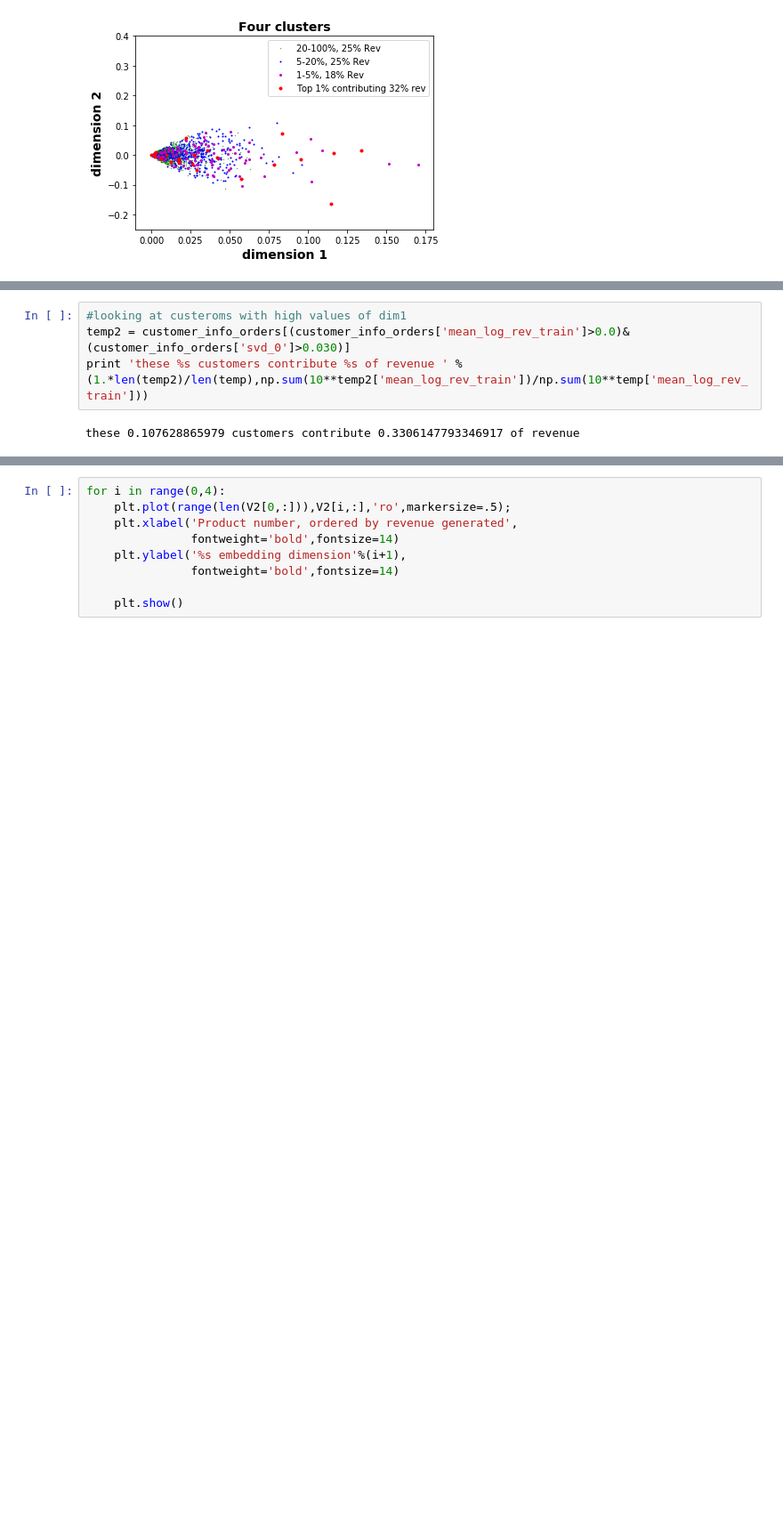
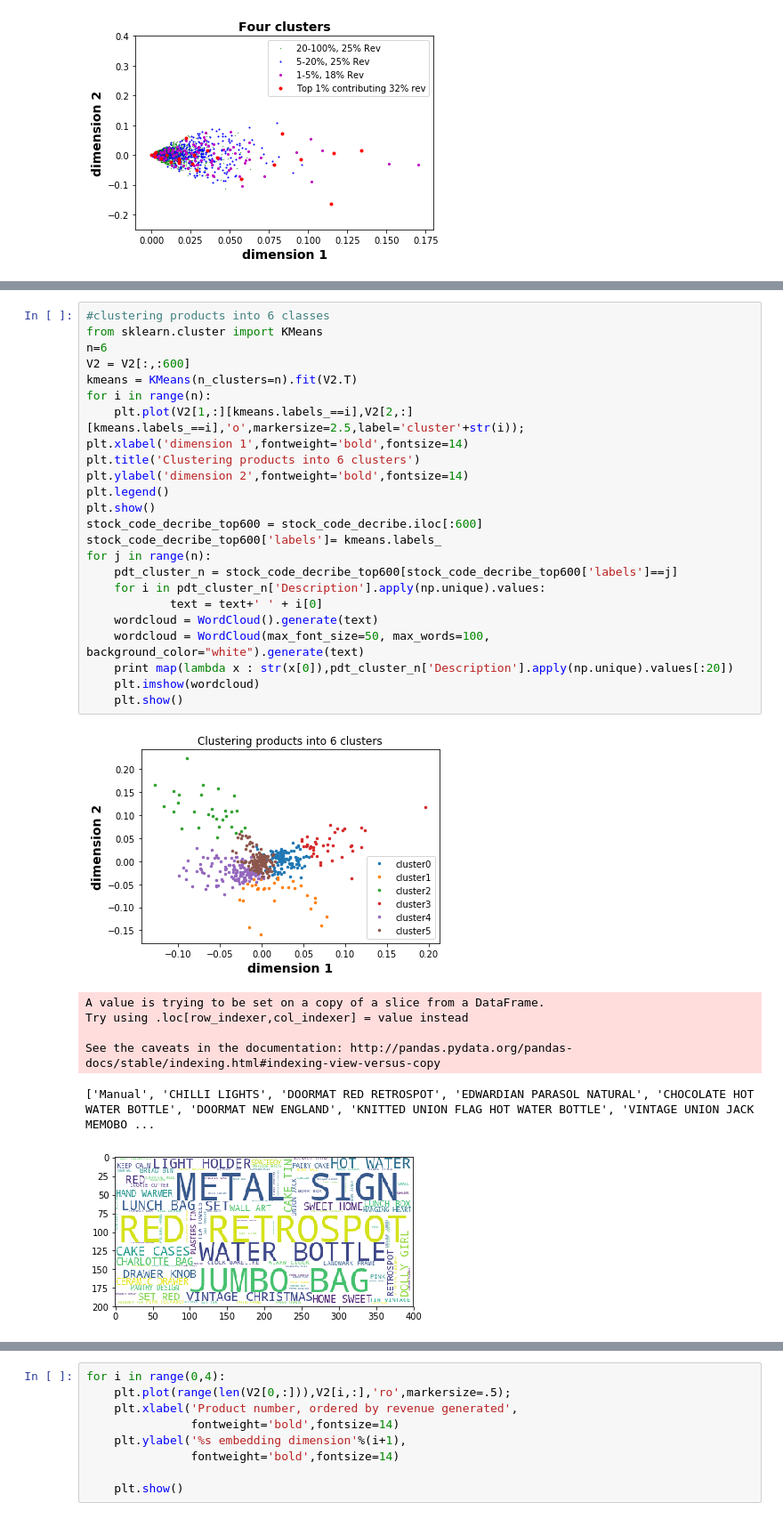
Before and after one commit to leexa90/E-commece-Data-Science, a Jupyter notebook: Untitled_cluster.ipynb, the cells around one changed output, grey strips where cells are left out. Shown at 89% size. Saved outputs shown, nothing was run; the diff lists cells and outputs as text; blank space fills up the shorter version.

```diff
--- a/Untitled_cluster.ipynb
+++ b/Untitled_cluster.ipynb
@@ -670,9 +663,35 @@ V2=V[num]
 
 Customer_embeddings = U2
 Product_embeddings = V2
-# %%
-#looking at custeroms with high values of dim1
-temp2 = customer_info_orders[(customer_info_orders['mean_log_rev_train']>0.0)&(customer_info_orders['svd_0']>0.030)]
-print 'these %s customers contribute %s of revenue ' %(1.*len(temp2)/len(temp),np.sum(10**temp2['mean_log_rev_train'])/np.sum(10**temp['mean_log_rev_train']))
-# %% [output]
-these 0.107628865979 customers contribute 0.3306147793346917 of revenue
+# %%
+#clustering products into 6 classes
+from sklearn.cluster import KMeans
+n=6
+V2 = V2[:,:600]
+kmeans = KMeans(n_clusters=n).fit(V2.T)
+for i in range(n):
+    plt.plot(V2[1,:][kmeans.labels_==i],V2[2,:][kmeans.labels_==i],'o',markersize=2.5,label='cluster'+str(i));
+plt.xlabel('dimension 1',fontweight='bold',fontsize=14)
+plt.title('Clustering products into 6 clusters')
+plt.ylabel('dimension 2',fontweight='bold',fontsize=14)
+plt.legend()
+plt.show()
+stock_code_decribe_top600 = stock_code_decribe.iloc[:600]
+stock_code_decribe_top600['labels']= kmeans.labels_
+for j in range(n):
+    pdt_cluster_n = stock_code_decribe_top600[stock_code_decribe_top600['labels']==j]
+    for i in pdt_cluster_n['Description'].apply(np.unique).values:
+            text = text+' ' + i[0]
+    wordcloud = WordCloud().generate(text)
+    wordcloud = WordCloud(max_font_size=50, max_words=100, background_color="white").generate(text)
+    print map(lambda x : str(x[0]),pdt_cluster_n['Description'].apply(np.unique).values[:20])
+    plt.imshow(wordcloud)
+    plt.show()
+# %% [output]
+[figure, added]
+A value is trying to be set on a copy of a slice from a DataFrame.
+Try using .loc[row_indexer,col_indexer] = value instead
+
+See the caveats in the documentation: http://pandas.pydata.org/pandas-docs/stable/indexing.html#indexing-view-versus-copy
+['Manual', 'CHILLI LIGHTS', 'DOORMAT RED RETROSPOT', 'EDWARDIAN PARASOL NATURAL', 'CHOCOLATE HOT WATER BOTTLE', 'DOORMAT NEW ENGLAND', 'KNITTED UNION FLAG HOT WATER BOTTLE', 'VINTAGE UNION JACK MEMOBO ...
+[figure, added]
```
Also changed, not shown: parts of 14 cells of this notebook, 2 other files.
